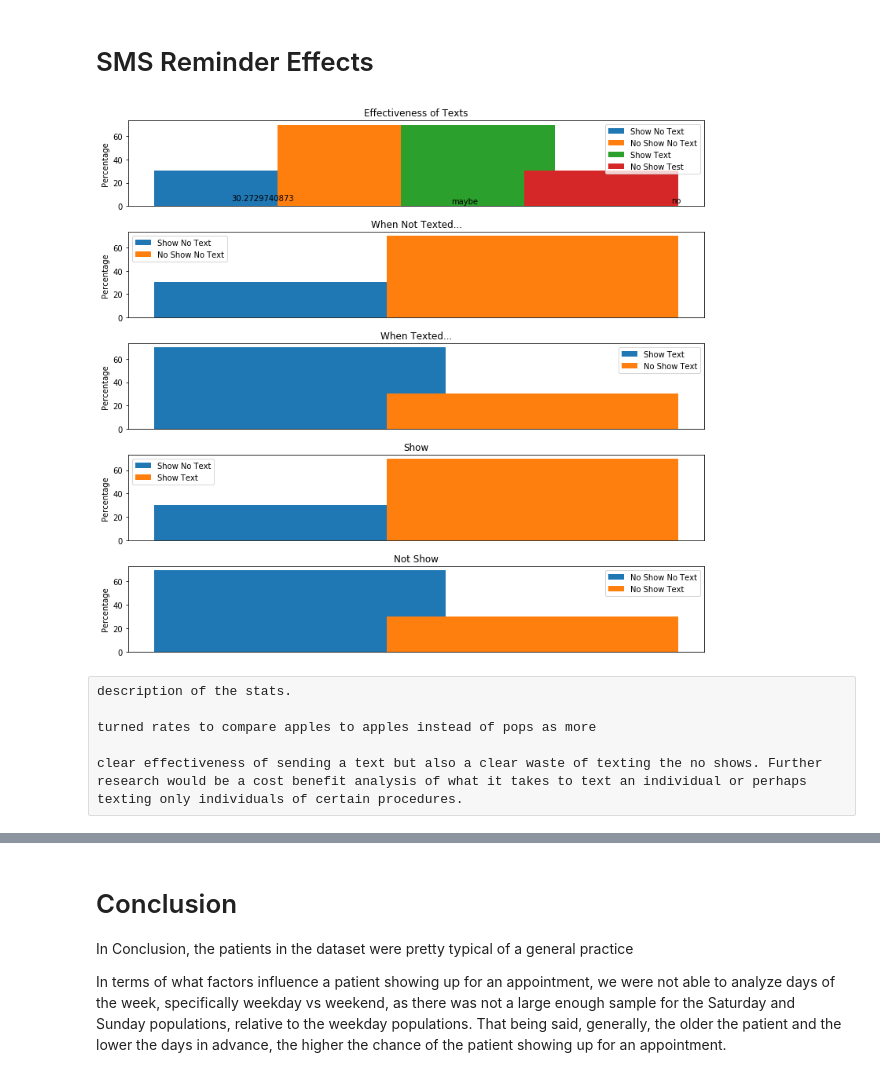
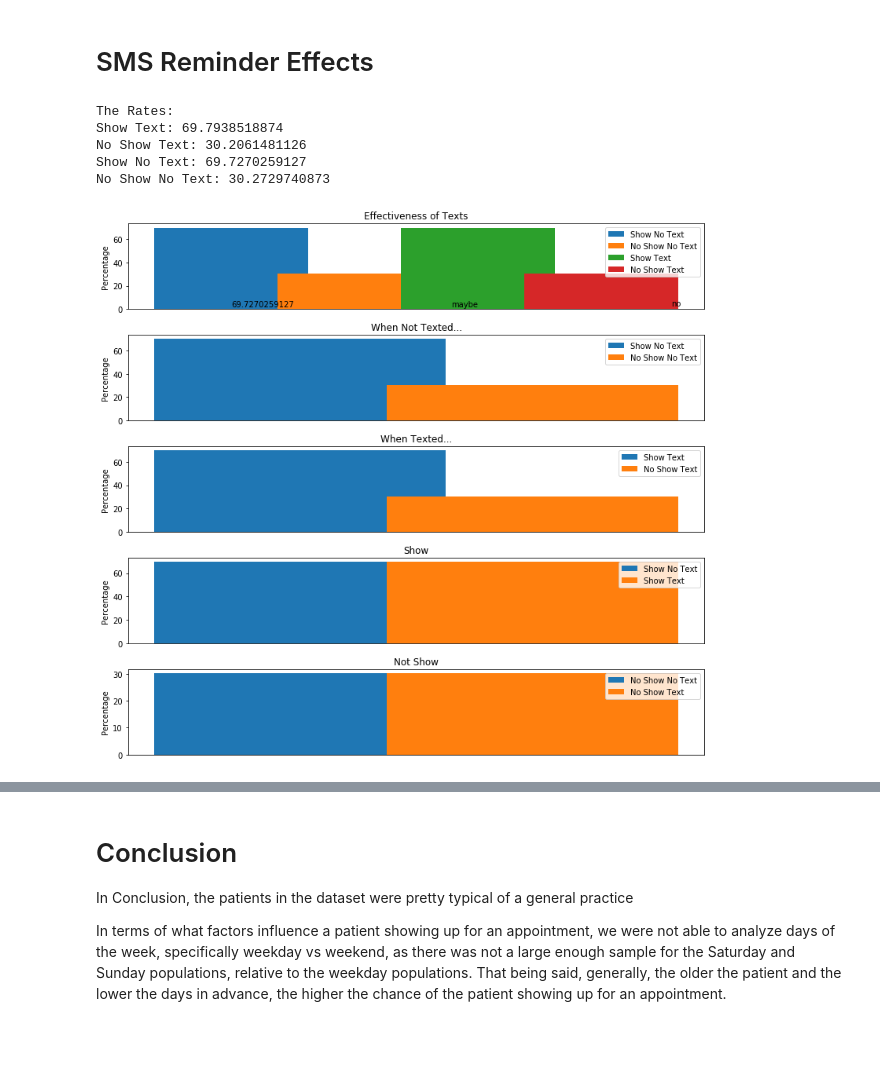
Before and after one commit to sbschechner/DataScienceCapstone, a Jupyter notebook: Capstone - Patient Data.ipynb, the cells around one changed output, grey strips where cells are left out. Drawn from its saved outputs; the diff is of its cells as text; code cells hidden in the pictures; blank space fills up the shorter version.

```diff
--- a/Capstone - Patient Data.ipynb
+++ b/Capstone - Patient Data.ipynb
@@ -222,29 +221,38 @@ In terms of future research, it would be important to dive deeper into these two
 # %%
 patient_no_text = patient_data[patient_data['Sms_Reminder']==0]
 patient_text = patient_data[patient_data['Sms_Reminder']==1]
-showed_patient_no_text = patient_no_text[patient_no_text['Status']=='No-Show']
-showed_patient_no_text_rate= (showed_patient_no_text['Age'].count()/patient_no_text['Age'].count())*100
+no_show_patient_no_text = patient_no_text[patient_no_text['Status']=='No-Show']
+no_show_patient_no_text_rate= (no_show_patient_no_text['Age'].count()/patient_no_text['Age'].count())*100
 
-no_show_patient_no_text = patient_no_text[patient_no_text['Status']=='Show-Up']
-no_show_patient_no_text_rate=(no_show_patient_no_text['Age'].count()/patient_no_text['Age'].count())*100
+show_patient_no_text = patient_no_text[patient_no_text['Status']=='Show-Up']
+show_patient_no_text_rate=(show_patient_no_text['Age'].count()/patient_no_text['Age'].count())*100
 
 
-no_showed_patient_text = patient_text[patient_text['Status']=='No-Show']
-no_showed_patient_text_rate=(no_showed_patient_text['Age'].count()/patient_text['Age'].count())*100
+no_show_patient_text = patient_text[patient_text['Status']=='No-Show']
+no_show_patient_text_rate=(no_show_patient_text['Age'].count()/patient_text['Age'].count())*100
 
-showed_patient_text = patient_text[patient_text['Status']=='Show-Up']
-showed_patient_text_rate=(showed_patient_text['Age'].count()/patient_text['Age'].count())*100
+show_patient_text = patient_text[patient_text['Status']=='Show-Up']
+show_patient_text_rate=(show_patient_text['Age'].count()/patient_text['Age'].count())*100
 
-##HOW CAN I HIDE THE X AXIS UNITS?
+print('The Rates:')
+print('Show Text: '+ str(show_patient_text_rate))
+print('No Show Text: '+ str(no_show_patient_text_rate))
+print('Show No Text: ' + str(show_patient_no_text_rate))
+print('No Show No Text: ' + str(no_show_patient_no_text_rate))
+##THIS DOESNT SEEM RIGHT?! THE RATES are essentially the same?
+##if this is the case, the text are NOT effective - people will show up regardless.
+
+
 plt.figure(figsize=(11,10))
 plt.subplot(5,1,1)
-plt.bar(1, showed_patient_no_text_rate, 0.35, label='Show No Text')
+plt.bar(1, show_patient_no_text_rate, 0.35, label='Show No Text')
 plt.bar(1+0.28, no_show_patient_no_text_rate,0.35, label = 'No Show No Text')
-plt.bar(1+(0.28*2), showed_patient_text_rate,0.35, label = 'Show Text')
-plt.bar(1+(0.28*3), no_showed_patient_text_rate,0.35, label = 'No Show Text')
-plt.text(1,2, showed_patient_no_text_rate)
+plt.bar(1+(0.28*2), show_patient_text_rate,0.35, label = 'Show Text')
+plt.bar(1+(0.28*3), no_show_patient_text_rate,0.35, label = 'No Show Text')
+plt.text(1,2, show_patient_no_text_rate)
 plt.text(2,3, 'no')
-plt.text(1.5,2, 'maybe')
+plt.text(1.5,2, 'maybe') ##DO I NEED TO ANNOTATE THE BAR GRAPHS WITH PERCENTS LABELS?
+
 plt.xticks([])
 plt.ylabel('Percentage')
 plt.title('Effectiveness of Texts')
@@ -252,44 +260,43 @@ plt.legend()
 
 
 plt.subplot(5,1,2)
-plt.bar(1, showed_patient_no_text_rate, 0.35, label='Show No Text')
+plt.bar(1, show_patient_no_text_rate, 0.35, label='Show No Text')
 plt.bar(1+0.28, no_show_patient_no_text_rate,0.35, label = 'No Show No Text')
 plt.xticks([])
 plt.ylabel('Percentage')
 plt.title('When Not Texted...')
 plt.legend()
 
 plt.subplot(5,1,3)
-plt.bar(1, showed_patient_text_rate,0.35, label = 'Show Text')
-plt.bar(1+0.28, no_showed_patient_text_rate,0.35, label = 'No Show Text')
+plt.bar(1, show_patient_text_rate,0.35, label = 'Show Text')
+plt.bar(1+0.28, no_show_patient_text_rate,0.35, label = 'No Show Text')
 plt.xticks([])
 plt.ylabel('Percentage')
 plt.title('When Texted...')
 plt.legend()
 
 plt.subplot(5,1,4)
-plt.bar(1, showed_patient_no_text_rate, 0.35, label='Show No Text')
-plt.bar(1+0.28, showed_patient_text_rate,0.35, label = 'Show Text')
+plt.bar(1, show_patient_no_text_rate, 0.35, label='Show No Text')
+plt.bar(1+0.28, show_patient_text_rate,0.35, label = 'Show Text')
 plt.xticks([])
 plt.ylabel('Percentage')
 plt.title('Show')
 plt.legend()
 
 plt.subplot(5,1,5)
 plt.bar(1, no_show_patient_no_text_rate,0.35, label = 'No Show No Text')
-plt.bar(1+0.28, no_showed_patient_text_rate,0.35, label = 'No Show Text')
+plt.bar(1+0.28, no_show_patient_text_rate,0.35, label = 'No Show Text')
 plt.xticks([])
 plt.ylabel('Percentage')
 plt.title('Not Show')
 plt.legend()
 
 plt.tight_layout()
 plt.show()
 # %% [output]
+The Rates:
+Show Text: 69.7938518874
+No Show Text: 30.2061481126
+Show No Text: 69.7270259127
+No Show No Text: 30.2729740873
-[figure, old version]
+[figure, new version]
-# %% [raw]
-description of the stats.
-
-turned rates to compare apples to apples instead of pops as more
-
-clear effectiveness of sending a text but also a clear waste of texting the no shows. Further research would be a cost benefit analysis of what it takes to text an individual or perhaps texting only individuals of certain procedures.
```
Also changed, not shown: parts of 5 cells of this notebook.
